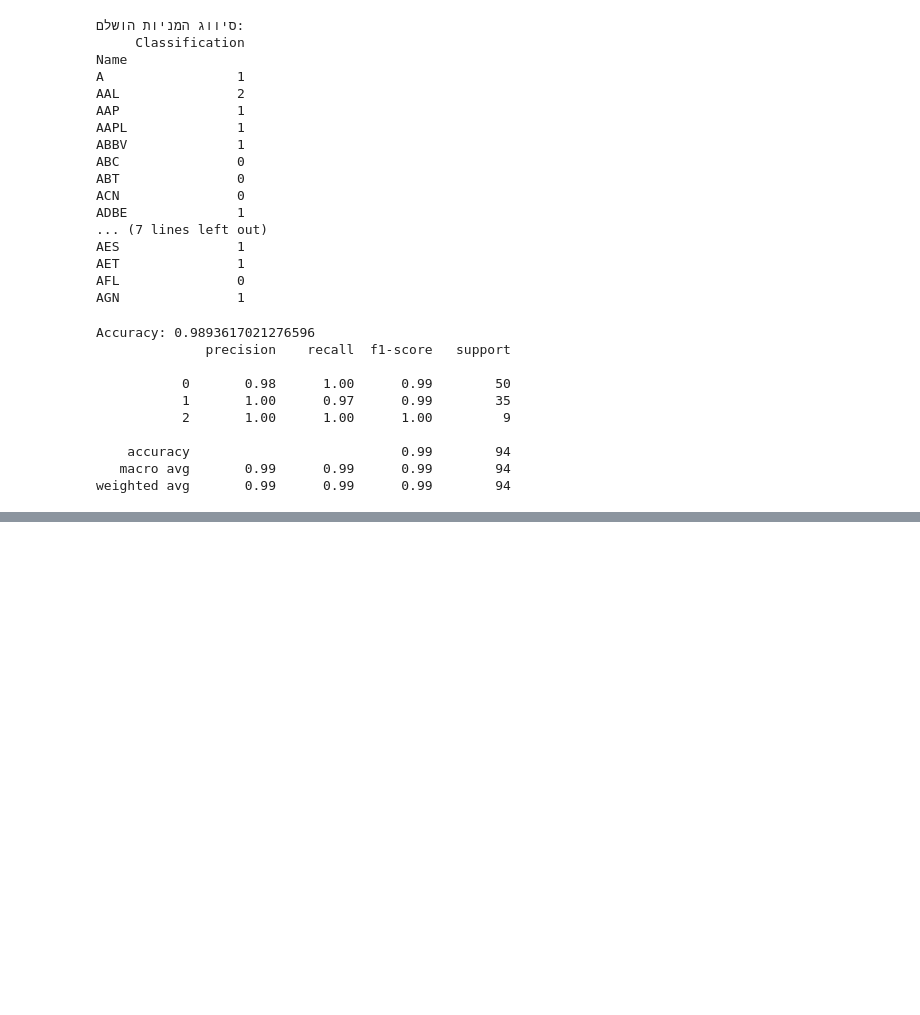
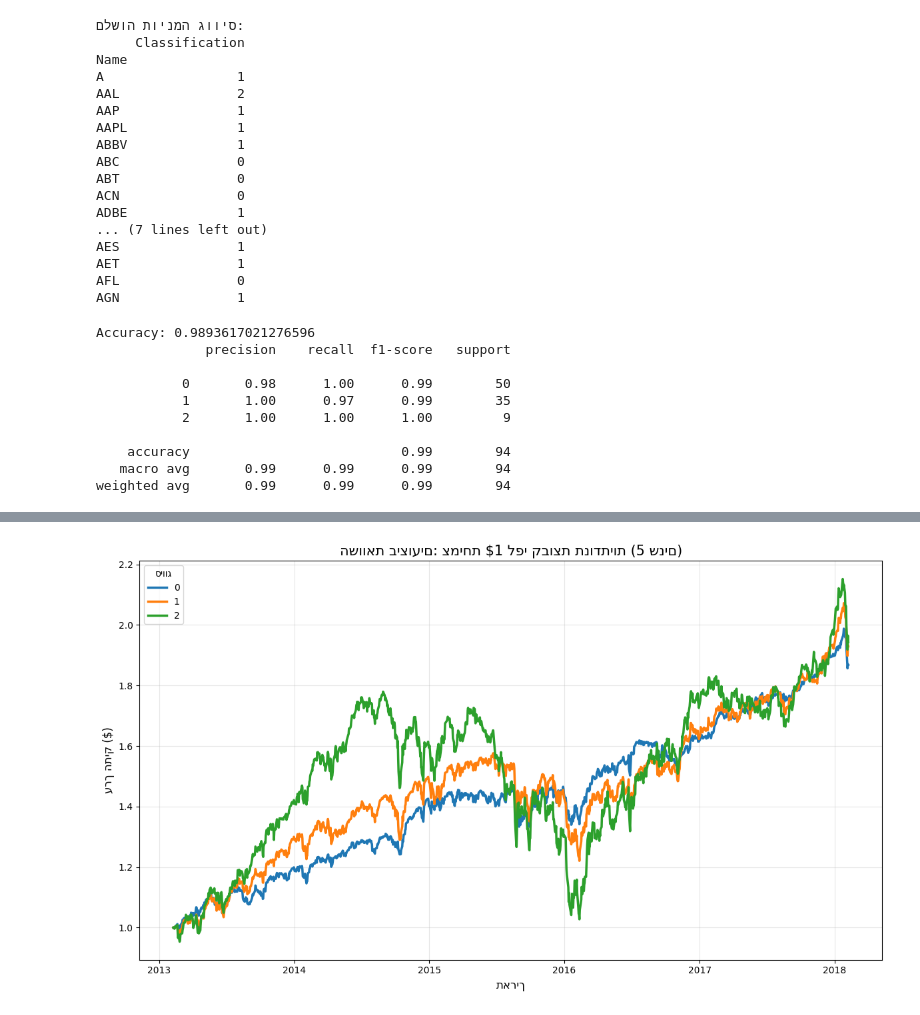
Before and after one commit to dviropa/Theory-Of-Data-Science, a Jupyter notebook: Avg.ipynb, the cells around one changed output, grey strips where cells are left out. Saved outputs shown, nothing was run; the diff lists cells and outputs as text; code cells hidden in the pictures; blank space fills up the shorter version.

Commit message:
new graph

```diff
--- a/Avg.ipynb
+++ b/Avg.ipynb
@@ -146,52 +138,53 @@ Accuracy: 0.9893617021276596
    macro avg       0.99      0.99      0.99        94
 weighted avg       0.99      0.99      0.99        94
 # %%
-# import pandas as pd
-# import matplotlib.pyplot as plt
+import pandas as pd
+import matplotlib.pyplot as plt
 
-# # 1. טעינת הנתונים
-# df_raw = pd.read_csv('Cleaned_data.csv')
-# df_class = pd.read_csv('final_stock_classification.csv')
+# 1. טעינת הנתונים
+df_raw = pd.read_csv('Cleaned_data.csv')
+df_class = pd.read_csv('final_stock_classification.csv')
 
-# # הכנת הנתונים: המרת תאריך וחישוב תשואה יומית לכל מניה
-# df_raw['date'] = pd.to_datetime(df_raw['date'])
-# df_raw = df_raw.sort_values(['Name', 'date'])
-# df_raw['Daily_Return'] = df_raw.groupby('Name')['close'].pct_change()
+# הכנת הנתונים: המרת תאריך וחישוב תשואה יומית לכל מניה
+df_raw['date'] = pd.to_datetime(df_raw['date'])
+df_raw = df_raw.sort_values(['Name', 'date'])
+df_raw['Daily_Return'] = df_raw.groupby('Name')['close'].pct_change()
 
-# # 2. חיבור הסיווג לנתוני המסחר
-# df_combined = df_raw.merge(df_class[['Name', 'Classification']], on='Name', how='inner')
+# 2. חיבור הסיווג לנתוני המסחר
+df_combined = df_raw.merge(df_class[['Name', 'Classification']], on='Name', how='inner')
 
-# # 3. חלוקה ל-3 קבוצות והדפסת כל שמות המניות
-# print("--- רשימת מניות מלאה לפי קבוצות ---")
-# for category in ['תנודתי מאוד', 'תנודתי רגיל', 'תנודתי קצת']:
-#     stock_list = df_class[df_class['Classification'] == category]['Name'].unique().tolist()
-#     print(f"\nקבוצה: {category} ({len(stock_list)} מניות):")
-#     print(", ".join(stock_list))
+# 3. חלוקה ל-3 קבוצות והדפסת כל שמות המניות
+print("--- רשימת מניות מלאה לפי קבוצות ---")
+for category in ['תנודתי מאוד', 'תנודתי רגיל', 'תנודתי קצת']:
+    stock_list = df_class[df_class['Classification'] == category]['Name'].unique().tolist()
+    print(f"\nקבוצה: {category} ({len(stock_list)} מניות):")
+    print(", ".join(stock_list))
 
-# # 4. הכנת הנתונים לגרף - תשואה מצטברת לכל קבוצה
-# portfolio_daily = df_combined.groupby(['date', 'Classification'])['Daily_Return'].mean().reset_index()
+# 4. הכנת הנתונים לגרף - תשואה מצטברת לכל קבוצה
+portfolio_daily = df_combined.groupby(['date', 'Classification'])['Daily_Return'].mean().reset_index()
 
-# # חישוב צמיחה מצטברת של דולר אחד
-# portfolio_daily['Cumulative_Growth'] = portfolio_daily.groupby('Classification')['Daily_Return'].transform(lambda x: (1 + x.fillna(0)).cumprod())
+# חישוב צמיחה מצטברת של דולר אחד
+portfolio_daily['Cumulative_Growth'] = portfolio_daily.groupby('Classification')['Daily_Return'].transform(lambda x: (1 + x.fillna(0)).cumprod())
 
-# # --- תוספת: חישוב והדפסת התשואה הסופית באחוזים ---
-# print("\n--- תשואה מצטברת סופית לכל קבוצה (5 שנים) ---")
-# final_returns = portfolio_daily.groupby('Classification')['Cumulative_Growth'].last()
-# for category, final_value in final_returns.items():
-#     percentage_gain = (final_value - 1) * 100
-#     print(f"{category}: {percentage_gain:.2f}%")
+# --- תוספת: חישוב והדפסת התשואה הסופית באחוזים ---
+print("\n--- תשואה מצטברת סופית לכל קבוצה (5 שנים) ---")
+final_returns = portfolio_daily.groupby('Classification')['Cumulative_Growth'].last()
+for category, final_value in final_returns.items():
+    percentage_gain = (final_value - 1) * 100
+    print(f"{category}: {percentage_gain:.2f}%")
 
-# # 5. יצירת הגרף
-# plt.figure(figsize=(12, 7))
-# pivot_df = portfolio_daily.pivot(index='date', columns='Classification', values='Cumulative_Growth')
+# 5. יצירת הגרף
+plt.figure(figsize=(12, 7))
+pivot_df = portfolio_daily.pivot(index='date', columns='Classification', values='Cumulative_Growth')
 
-# for column in pivot_df.columns:
-#     plt.plot(pivot_df.index, pivot_df[column], label=column, linewidth=2.5)
+for column in pivot_df.columns:
+    plt.plot(pivot_df.index, pivot_df[column], label=column, linewidth=2.5)
 
-# plt.title('השוואת ביצועים: צמיחת $1 לפי קבוצת תנודתיות (5 שנים)', fontsize=15)
-# plt.ylabel('ערך התיק ($)', fontsize=12)
-# plt.xlabel('תאריך', fontsize=12)
-# plt.legend(title='סיווג', fontsize=10)
-# plt.grid(True, alpha=0.3)
-# plt.tight_layout()
-# plt.show()
+plt.title('השוואת ביצועים: צמיחת $1 לפי קבוצת תנודתיות (5 שנים)', fontsize=15)
+plt.ylabel('ערך התיק ($)', fontsize=12)
+plt.xlabel('תאריך', fontsize=12)
+plt.legend(title='סיווג', fontsize=10)
+plt.grid(True, alpha=0.3)
+plt.tight_layout()
+plt.show()
+# %% [output]
@@ -197,0 +206 @@ weighted avg       0.99      0.99      0.99        94
+[figure, added]
```
Also changed, not shown: parts of 3 cells of this notebook.
